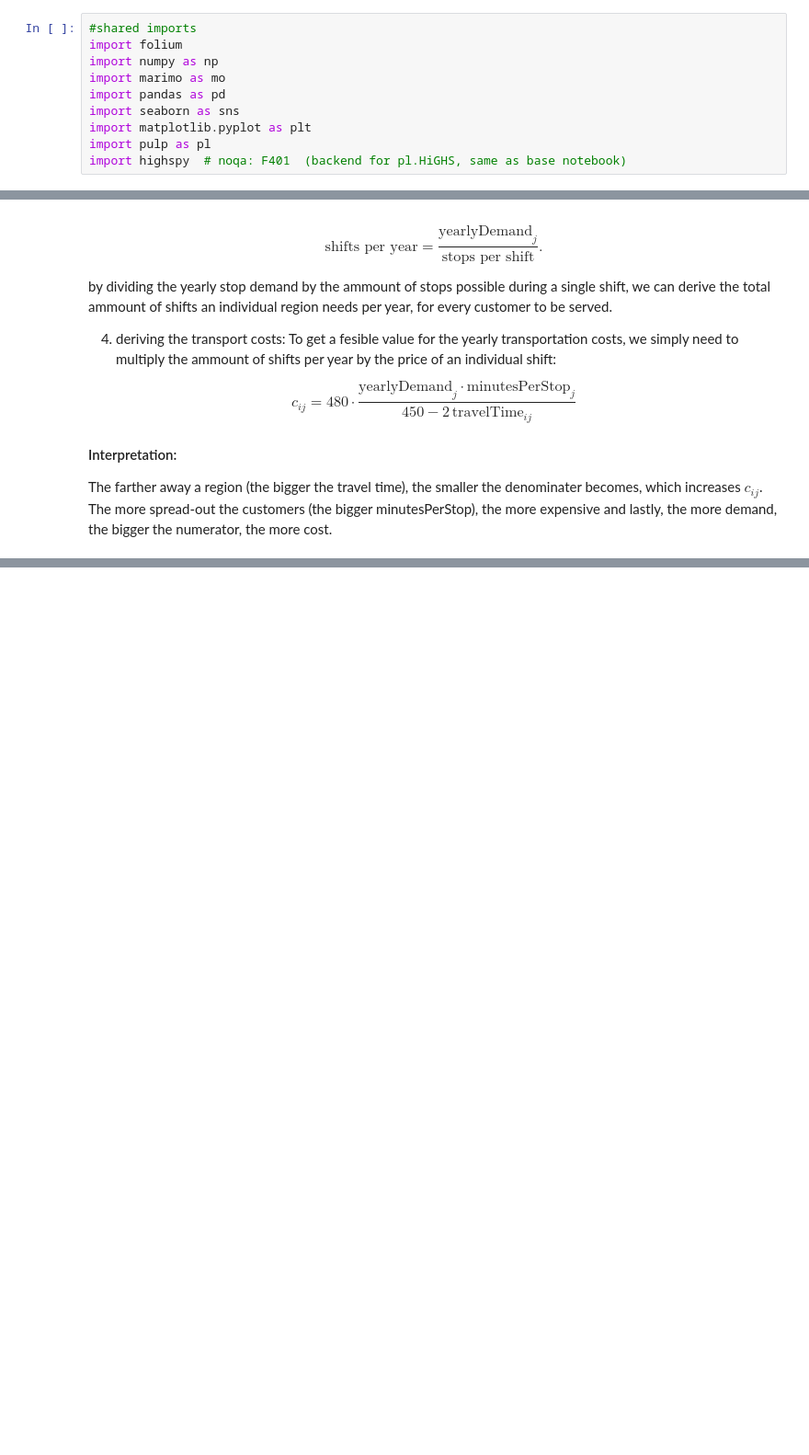
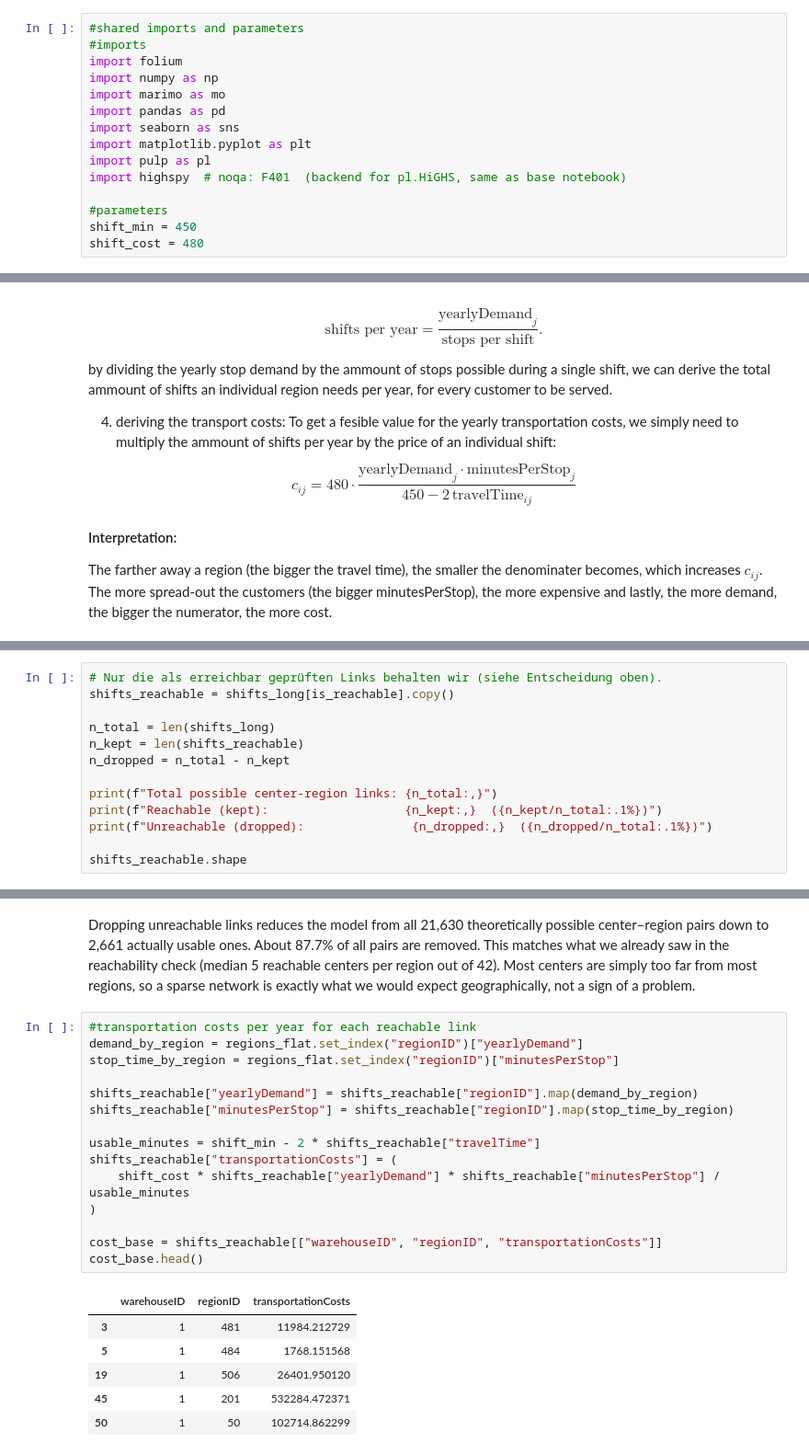
Before and after one commit to TimonLudwig1/case_study_3_d3, a Jupyter notebook: case_study.ipynb, the cells around one changed output, grey strips where cells are left out. Shown at 92% size. Drawn from its saved outputs; the diff is of its cells as text; blank space fills up the shorter version.

Commit message:
cost logic and reachable links

```diff
--- a/case_study.ipynb
+++ b/case_study.ipynb
@@ -99,5 +101,6 @@ enough to calibrate it properly.
 # %%
-#shared imports
+#shared imports and parameters
+#imports
 import folium
 import numpy as np
 import marimo as mo
@@ -106,6 +109,10 @@ import seaborn as sns
 import matplotlib.pyplot as plt
 import pulp as pl
 import highspy  # noqa: F401  (backend for pl.HiGHS, same as base notebook)
+
+#parameters
+shift_min = 450
+shift_cost = 480
 # %% [markdown]
 ## Data
 
@@ -285,0 +339,13 @@ Routes, where $2\cdot \text{travelTime}_{ij} \ge 450$, are not possible. Travel
+# %%
+# Nur die als erreichbar geprüften Links behalten wir (siehe Entscheidung oben).
+shifts_reachable = shifts_long[is_reachable].copy()
+
+n_total = len(shifts_long)
+n_kept = len(shifts_reachable)
+n_dropped = n_total - n_kept
+
+print(f"Total possible center-region links: {n_total:,}")
+print(f"Reachable (kept):                   {n_kept:,}  ({n_kept/n_total:.1%})")
+print(f"Unreachable (dropped):               {n_dropped:,}  ({n_dropped/n_total:.1%})")
+
+shifts_reachable.shape
@@ -285,0 +357,29 @@ Routes, where $2\cdot \text{travelTime}_{ij} \ge 450$, are not possible. Travel
+# %% [markdown]
+Dropping unreachable links reduces the model from all 21,630 theoretically
+possible center–region pairs down to 2,661 actually usable ones. About
+87.7% of all pairs are removed. This matches what we already saw
+in the reachability check (median 5 reachable centers per region out of 42). Most
+centers are simply too far from most regions, so a sparse network is exactly what
+we would expect geographically, not a sign of a problem.
+# %%
+#transportation costs per year for each reachable link
+demand_by_region = regions_flat.set_index("regionID")["yearlyDemand"]
+stop_time_by_region = regions_flat.set_index("regionID")["minutesPerStop"]
+
+shifts_reachable["yearlyDemand"] = shifts_reachable["regionID"].map(demand_by_region)
+shifts_reachable["minutesPerStop"] = shifts_reachable["regionID"].map(stop_time_by_region)
+
+usable_minutes = shift_min - 2 * shifts_reachable["travelTime"]
+shifts_reachable["transportationCosts"] = (
+    shift_cost * shifts_reachable["yearlyDemand"] * shifts_reachable["minutesPerStop"] / usable_minutes
+)
+
+cost_base = shifts_reachable[["warehouseID", "regionID", "transportationCosts"]]
+cost_base.head()
+# %% [output]
+|  | warehouseID | regionID | transportationCosts |
+| 3 | 1 | 481 | 11984.212729 |
+| 5 | 1 | 484 | 1768.151568 |
+| 19 | 1 | 506 | 26401.950120 |
+| 45 | 1 | 201 | 532284.472371 |
+| 50 | 1 | 50 | 102714.862299 |
```
Also changed, not shown: parts of 6 cells of this notebook.
